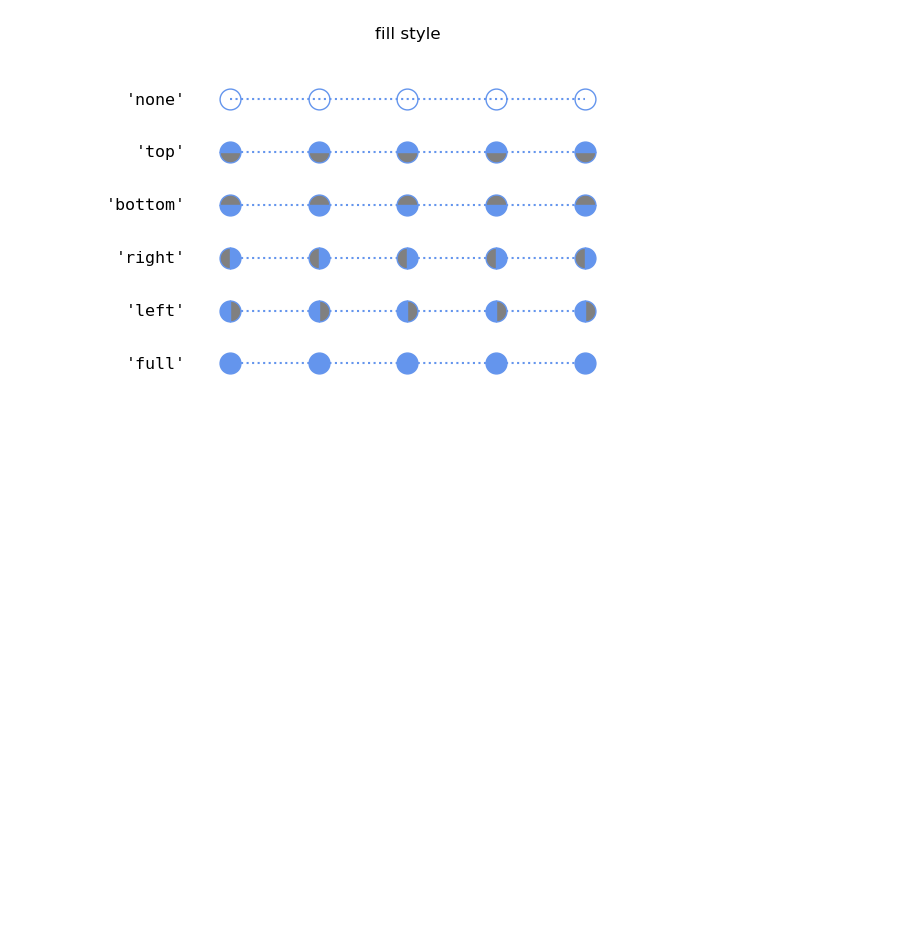
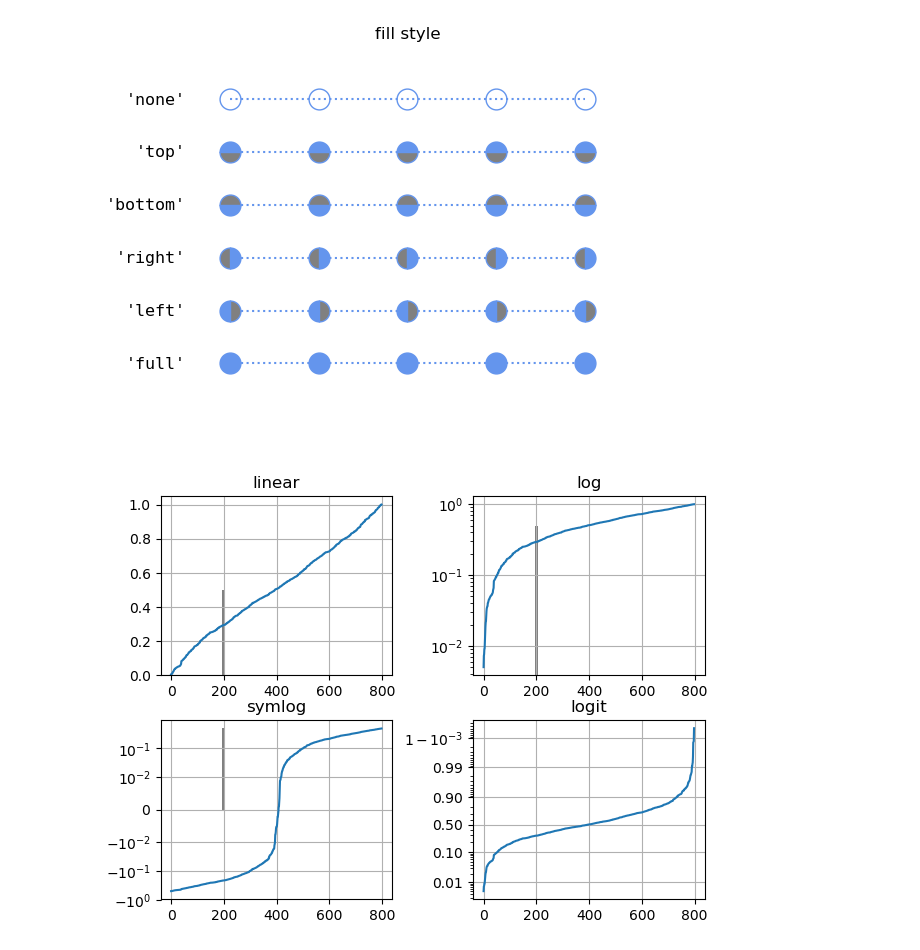
Before and after one commit to red-pencil/python_data, a Jupyter notebook: vtdata/Scripts/plot_20190430.ipynb, the cells around one changed output. Cells and saved outputs as stored; diff of their text form; code cells hidden in the pictures; blank space fills up the shorter version.

```diff
--- a/vtdata/Scripts/plot_20190430.ipynb
+++ b/vtdata/Scripts/plot_20190430.ipynb
@@ -1522,3 +1594,65 @@ for y, fill_style in enumerate(Line2D.fillStyles):
 plt.show()
 # %% [output]
 [figure]
+# %%
+import numpy as np
+import matplotlib.pyplot as plt
+
+from matplotlib.ticker import NullFormatter  # useful for `logit` scale
+
+# Fixing random state for reproducibility
+np.random.seed(19680801)
+
+# make up some data in the interval ]0, 1[
+y = np.random.normal(loc=0.5, scale=0.4, size=1000)
+y = y[(y > 0) & (y < 1)]
+y.sort()
+x = np.arange(len(y))
+
+# plot with various axes scales
+plt.figure(1)
+
+# linear
+plt.subplot(221)
+plt.plot(x, y)
+plt.bar(200, 0.5, 10, color= '0.5')
+plt.yscale('linear')
+plt.title('linear')
+plt.grid(True)
+
+
+# log
+plt.subplot(222)
+plt.plot(x, y)
+plt.bar(200, 0.5, 10, color= '0.5')
+plt.yscale('log')
+plt.title('log')
+plt.grid(True)
+
+
+# symmetric log
+plt.subplot(223)
+plt.plot(x, y - y.mean())
+plt.bar(200, 0.5, 10, color= '0.5')
+plt.yscale('symlog', linthreshy=0.01)
+plt.title('symlog')
+plt.grid(True)
+
+# logit
+plt.subplot(224)
+plt.plot(x, y)
+plt.bar(200, 0.5, 10, color= '0.5')
+plt.yscale('logit')
+plt.title('logit')
+plt.grid(True)
+# Format the minor tick labels of the y-axis into empty strings with
+# `NullFormatter`, to avoid cumbering the axis with too many labels.
+plt.gca().yaxis.set_minor_formatter(NullFormatter())
+# Adjust the subplot layout, because the logit one may take more space
+# than usual, due to y-tick labels like "1 - 10^{-3}"
+plt.subplots_adjust(top=0.92, bottom=0.08, left=0.10, right=0.95, hspace=0.25,
+                    wspace=0.35)
+
+plt.show()
+# %% [output]
+[figure, added]
```
Also changed, not shown: parts of 13 cells of this notebook.
